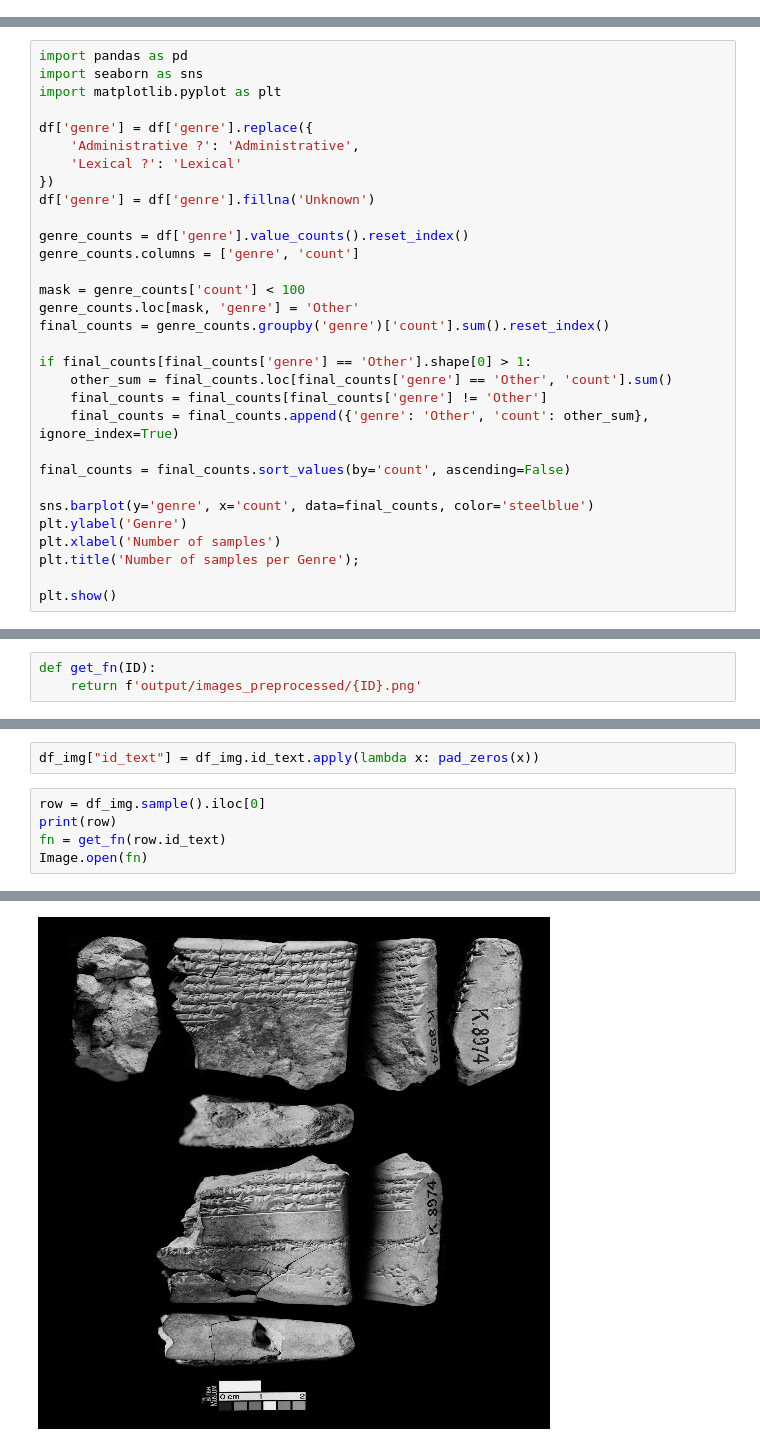
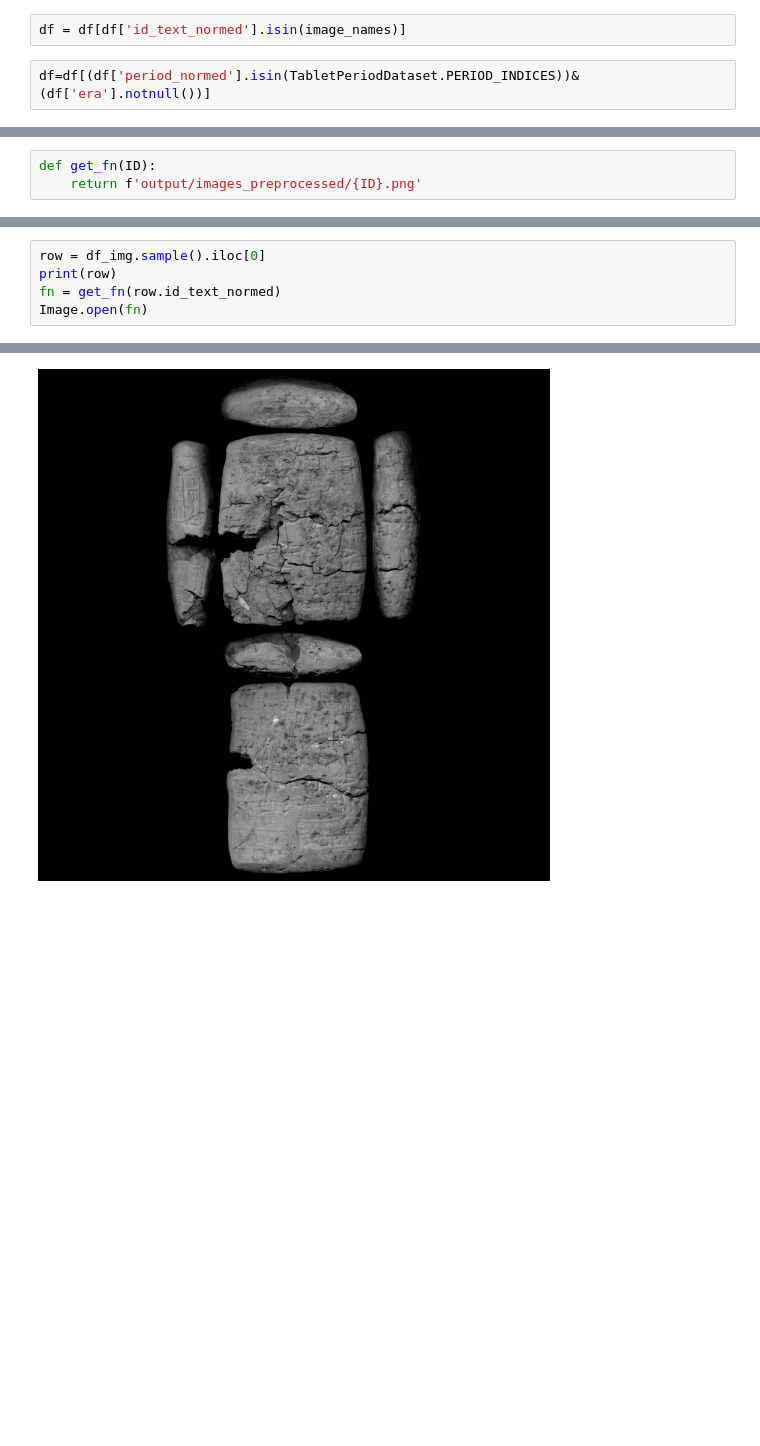
Before and after one commit to daniellekap/ShapingHistory, a Jupyter notebook: 2. explore scraped data.ipynb, the cells around one changed output, grey strips where cells are left out. Drawn from its saved outputs; the diff is of its cells as text; blank space fills up the shorter version.

```diff
--- a/2. explore scraped data.ipynb
+++ b/2. explore scraped data.ipynb
@@ -20,0 +31,4 @@ df = pd.read_csv('output/cdli_catalogue_data.csv')
+# %%
+df = df[df['id_text_normed'].isin(image_names)]
+# %%
+df=df[(df['period_normed'].isin(TabletPeriodDataset.PERIOD_INDICES))&(df['era'].notnull())]
@@ -41,31 +104,0 @@ plt.title('Number of samples per genre');
-# %%
-import pandas as pd
-import seaborn as sns
-import matplotlib.pyplot as plt
-
-df['genre'] = df['genre'].replace({
-    'Administrative ?': 'Administrative',
-    'Lexical ?': 'Lexical'
-})
-df['genre'] = df['genre'].fillna('Unknown')
-
-genre_counts = df['genre'].value_counts().reset_index()
-genre_counts.columns = ['genre', 'count']
-
-mask = genre_counts['count'] < 100
-genre_counts.loc[mask, 'genre'] = 'Other'
-final_counts = genre_counts.groupby('genre')['count'].sum().reset_index()
-
-if final_counts[final_counts['genre'] == 'Other'].shape[0] > 1:
-    other_sum = final_counts.loc[final_counts['genre'] == 'Other', 'count'].sum()
-    final_counts = final_counts[final_counts['genre'] != 'Other']
-    final_counts = final_counts.append({'genre': 'Other', 'count': other_sum}, ignore_index=True)
-
-final_counts = final_counts.sort_values(by='count', ascending=False)
-
-sns.barplot(y='genre', x='count', data=final_counts, color='steelblue')
-plt.ylabel('Genre')
-plt.xlabel('Number of samples')
-plt.title('Number of samples per Genre');
-
-plt.show()
@@ -140,8 +139,6 @@ def pad_zeros(x):
-# %%
-df_img["id_text"] = df_img.id_text.apply(lambda x: pad_zeros(x))
 # %%
 row = df_img.sample().iloc[0]
 print(row)
-fn = get_fn(row.id_text)
+fn = get_fn(row.id_text_normed)
 Image.open(fn)
 # %% [output]
@@ -157 +161 @@ Name: 72211, dtype: object
-[figure, old version]
+[figure, new version]
```
Also changed, not shown: parts of 18 cells of this notebook, 1 other file.
